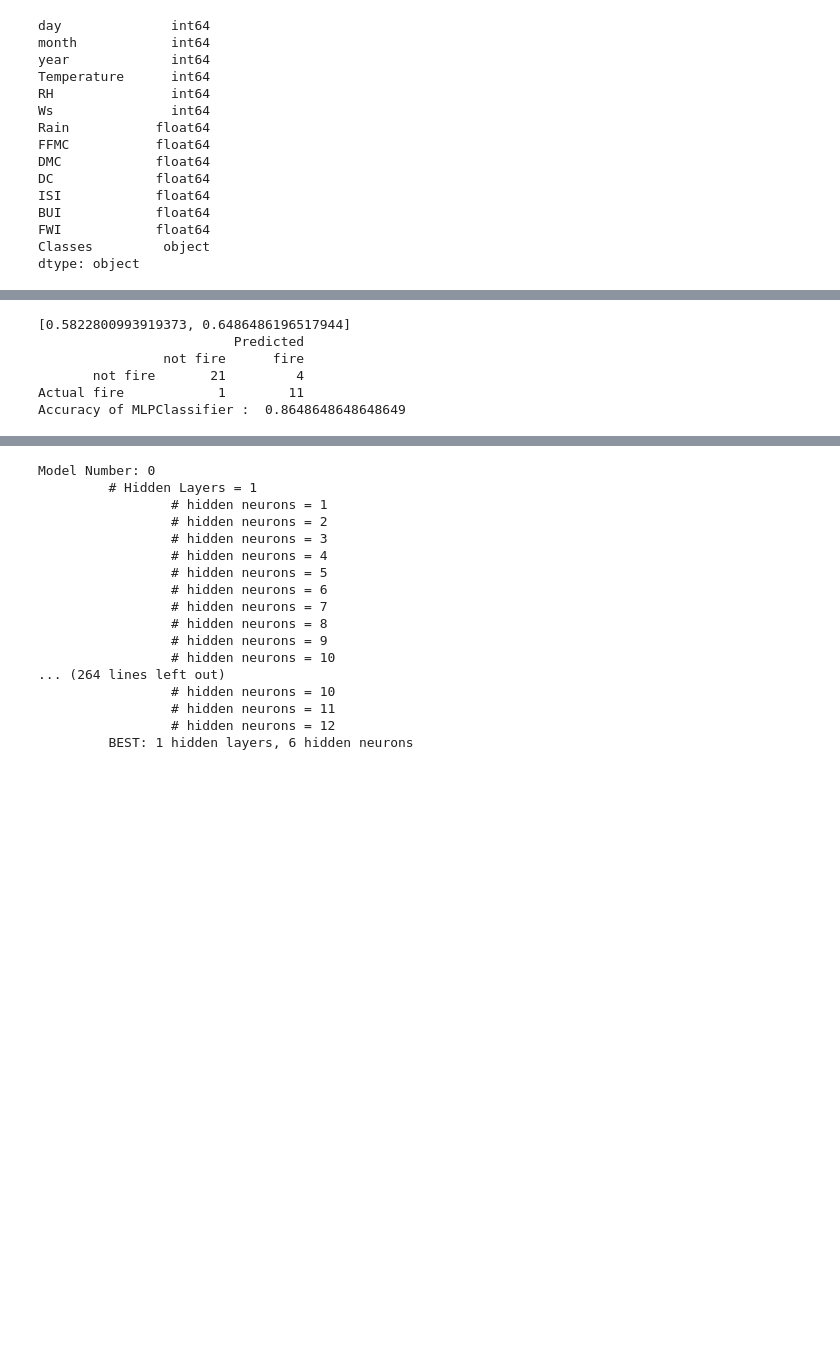
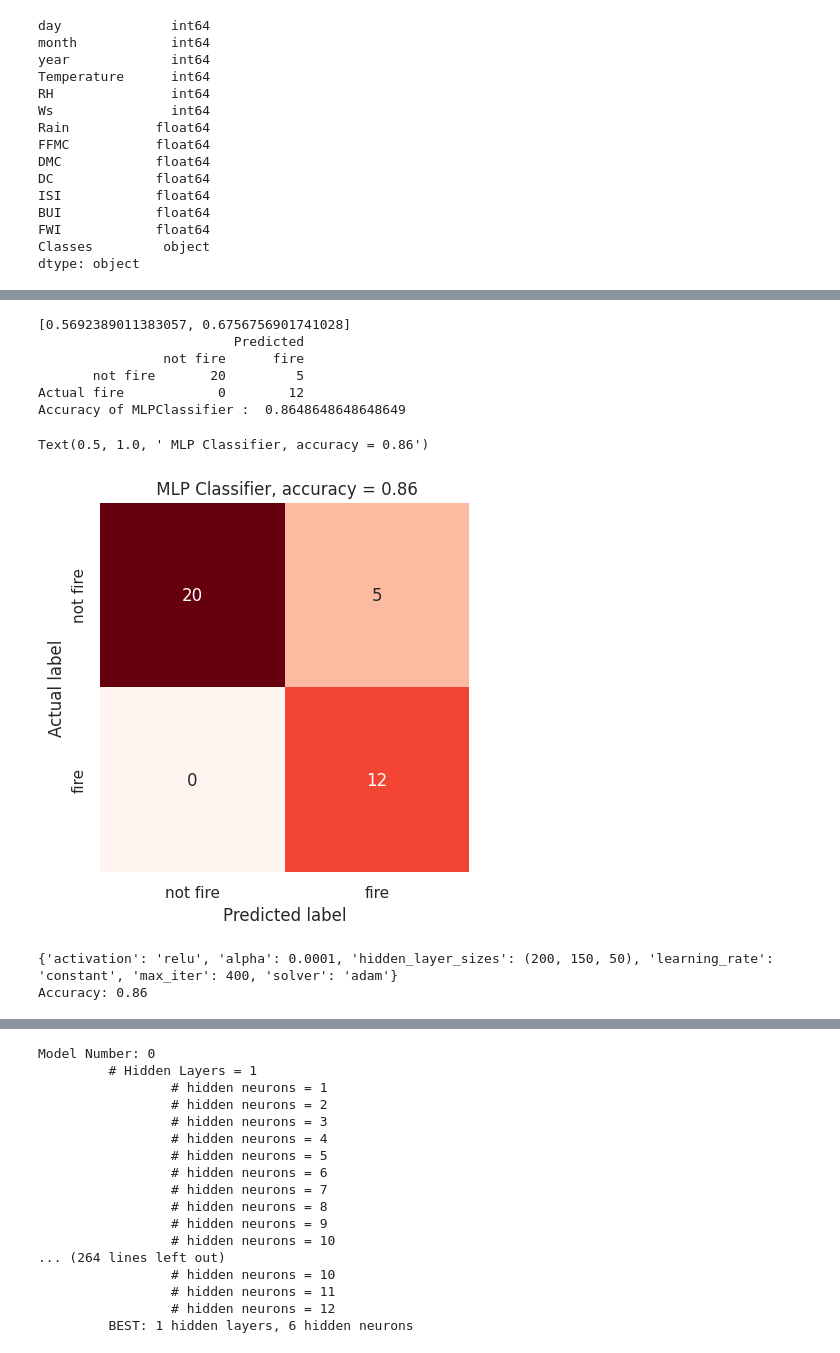
Before and after one commit to zelalemka/EOSC410-FinalProject, a Jupyter notebook: finalproject_neuralnetwork.ipynb, the cells around one changed output, grey strips where cells are left out. Drawn from its saved outputs; the diff is of its cells as text; code cells hidden in the pictures; blank space fills up the shorter version.

```diff
--- a/finalproject_neuralnetwork.ipynb
+++ b/finalproject_neuralnetwork.ipynb
@@ -148,8 +158,8 @@ Accuracy of MLPClassifier :  0.7567567567567568
 # x_train, x_test, y_train, y_test
 
 #Initializing the MLPClassifier
-classifier = MLPClassifier(hidden_layer_sizes=(200,150,),
-                           max_iter=1500,
+classifier = MLPClassifier(hidden_layer_sizes=(200,150,50),
+                           max_iter=400,
                            activation = 'relu',
                            solver='adam',
                            random_state= 4,
@@ -163,33 +173,69 @@ y_pred = classifier.predict(x_test)
 
 # confusion matrix
 mat = confusion_matrix(y_test, y_pred)
 labels = ['not fire', 'fire']
 confusion_mat = pd.DataFrame(mat, index = ['not fire', 'fire'], columns = ['not fire', 'fire'])
 confusion_mat.columns = pd.MultiIndex.from_tuples(
     zip(['', 'Predicted', ''],
         confusion_mat.columns))
 
 confusion_mat.index = pd.MultiIndex.from_tuples(
     zip(['', 'Actual', ''],
         confusion_mat.index))
 
+test_acc = accuracy(mat)
+
 
 print(score)
 print(confusion_mat)
 print("Accuracy of MLPClassifier : ", accuracy(mat))
 
 # how can I plot training accuracy vs. validation accuracy
 # plt.figure()
 # plt.plot (classifier.loss_curve_, label='Training')
 # plt.plot(classifier.validation_scores_, label='Validation')
 # plt.xlabel('Epochs')
 # plt.ylabel("Classification score")
 # plt.grid()
 # plt.show()
+
+labels = ['not fire', 'fire']
+
+sns.heatmap(mat, square=True, annot=True, fmt='d', cbar=False, cmap='Reds',
+            xticklabels=labels, yticklabels=labels)
+
+plt.xlabel('Predicted label')
+plt.ylabel('Actual label')
+plt.title(" MLP Classifier, accuracy = 0.86")
 # %% [output]
-[0.5822800993919373, 0.6486486196517944]
+[0.5692389011383057, 0.6756756901741028]
                          Predicted
                 not fire      fire
-       not fire       21         4
-Actual fire            1        11
+       not fire       20         5
+Actual fire            0        12
 Accuracy of MLPClassifier :  0.8648648648648649
+Text(0.5, 1.0, ' MLP Classifier, accuracy = 0.86')
+[figure, added]
+# %%
+# hyper parameter tuning
+from sklearn.model_selection import GridSearchCV
+param_grid = {
+    'hidden_layer_sizes': [(120,80,), (200,150,), (150, 100, 50), (200, 150, 50)],
+    'max_iter': [200, 300, 400],
+    'activation': ['relu'],
+    'solver': ['sgd', 'adam'],
+    'alpha': [0.0001, 0.05],
+    'learning_rate': ['constant','adaptive'],
+}
+
+grid = GridSearchCV(classifier, param_grid, n_jobs= -1, cv=5)
+grid.fit(x_train, y_train)
+
+print(grid.best_params_)
+
+grid_predictions = grid.predict(x_test)
+
+print('Accuracy: {:.2f}'.format(accuracy_score(y_test, grid_predictions)))
+# %% [output]
+{'activation': 'relu', 'alpha': 0.0001, 'hidden_layer_sizes': (200, 150, 50), 'learning_rate': 'constant', 'max_iter': 400, 'solver': 'adam'}
+Accuracy: 0.86
```
Also changed, not shown: parts of 6 cells of this notebook.
